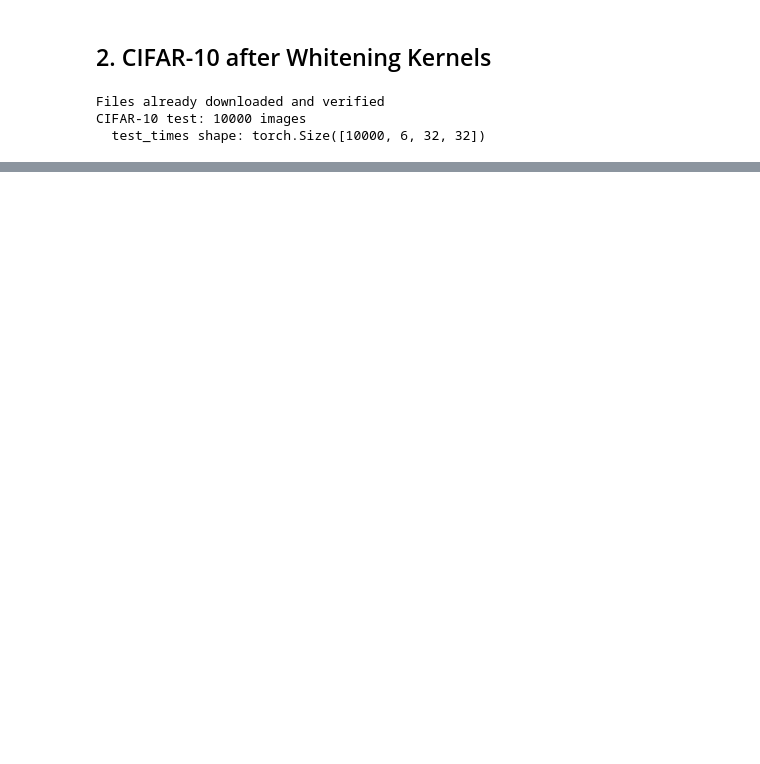
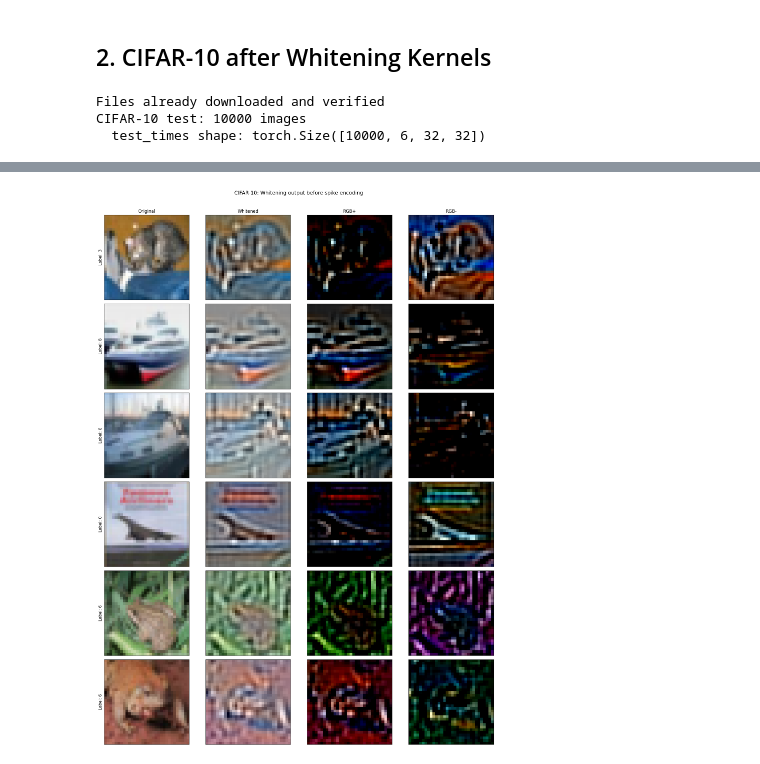
Before and after one commit to razvan404/dummy-snn, a Jupyter notebook: applications/data_view.ipynb, the cells around one changed output, grey strips where cells are left out. Drawn from its saved outputs; the diff is of its cells as text; code cells hidden in the pictures; blank space fills up the shorter version.

```diff
--- a/applications/data_view.ipynb
+++ b/applications/data_view.ipynb
@@ -104,11 +103,11 @@ plt.show()
 ## 2. CIFAR-10 after Whitening Kernels
 # %%
 # Load raw CIFAR-10 for display alongside whitened versions
-cifar_raw = torchvision.datasets.CIFAR10("data", train=False, download=True)
+cifar_raw = torchvision.datasets.CIFAR10("../data", train=False, download=True)
 raw_images = torch.from_numpy(cifar_raw.data).float() / 255.0  # (N, 32, 32, 3)
 
 # Load pre-processed whitened+encoded images
-PROCESSED_DIR = "data/processed-cifar10"
+PROCESSED_DIR = "../data/processed-cifar10"
 test_data = torch.load(f"{PROCESSED_DIR}/test.pt", weights_only=True)
 test_times = test_data["images"]   # (N, 6, 32, 32)
 test_labels = test_data["labels"]  # (N,)
@@ -158,3 +153,45 @@ plt.show()
+# %%
+# Apply whitening to raw images
+raw_chw = raw_images.permute(0, 3, 1, 2)  # (N, 3, 32, 32)
+mean = compute_patch_mean(raw_chw, patch_size=kernels.shape[-1], n_patches=500_000)
+whitened = apply_whitening_kernels(raw_chw, kernels, mean)
+
+N_SAMPLES = 6
+
+fig, axes = plt.subplots(N_SAMPLES, 4, figsize=(16, 3.5 * N_SAMPLES))
+col_titles = ["Original", "Whitened", "RGB+", "RGB-"]
+for col, title in enumerate(col_titles):
+    axes[0, col].set_title(title, fontsize=12)
+
+for row in range(N_SAMPLES):
+    label = test_labels[row].item()
+    w = whitened[row]  # (3, 32, 32)
+
+    # Per-sample min-max scale to [-1, 1] (same as encode_whitened_image)
+    mn, mx = w.min(), w.max()
+    scaled = 2.0 * (w - mn) / (mx - mn) - 1.0 if mx > mn else w
+
+    pos = scaled.clamp(min=0)   # (3, H, W)
+    neg = (-scaled).clamp(min=0)  # (3, H, W)
+
+    # Combined: pos - neg is back to scaled [-1, 1], shift to [0, 1] for display
+    combined = ((pos - neg) + 1.0) / 2.0  # [-1,1] -> [0,1]
+
+    axes[row, 0].imshow(raw_images[row])
+    axes[row, 0].set_ylabel(f"Label: {label}", fontsize=11)
+    axes[row, 1].imshow(combined.permute(1, 2, 0).clamp(0, 1).numpy())
+    axes[row, 2].imshow(pos.permute(1, 2, 0).numpy())
+    axes[row, 3].imshow(neg.permute(1, 2, 0).numpy())
+
+for ax in axes.ravel():
+    ax.set_xticks([])
+    ax.set_yticks([])
+
+plt.suptitle("CIFAR-10: Whitening output before spike encoding", fontsize=14, y=1.01)
+plt.tight_layout()
+plt.show()
+# %% [output]
+[figure, added]
 # %%
 all_times_flat = test_times.ravel()
 finite_times = all_times_flat[torch.isfinite(all_times_flat)]
```
Also changed, not shown: parts of 11 cells of this notebook, 8 other files.
